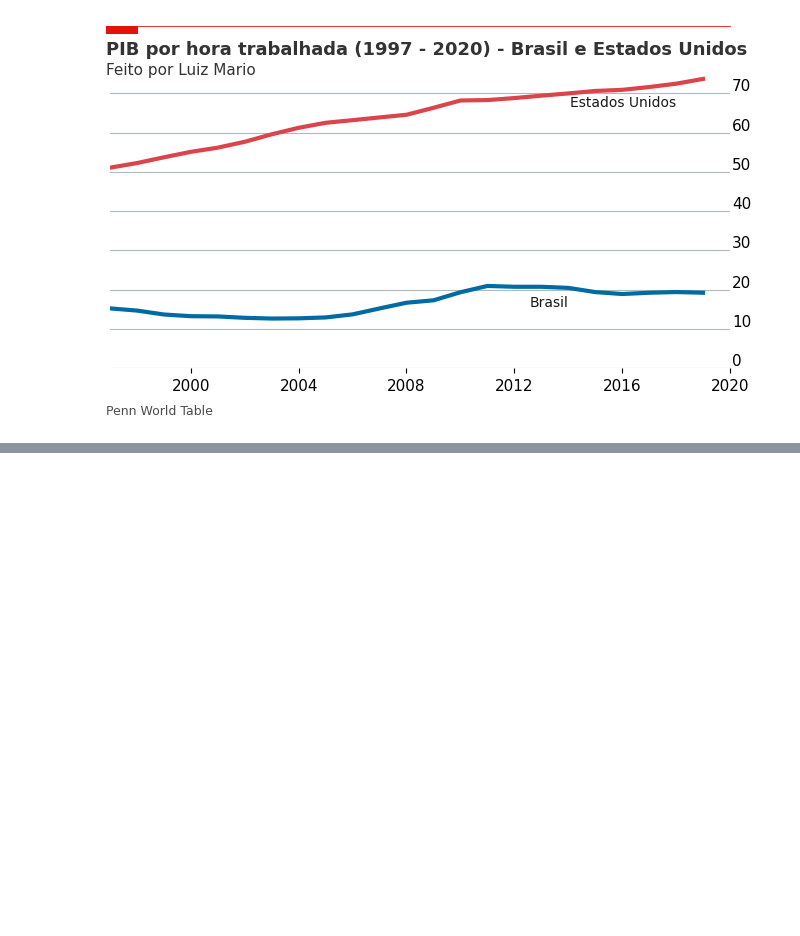
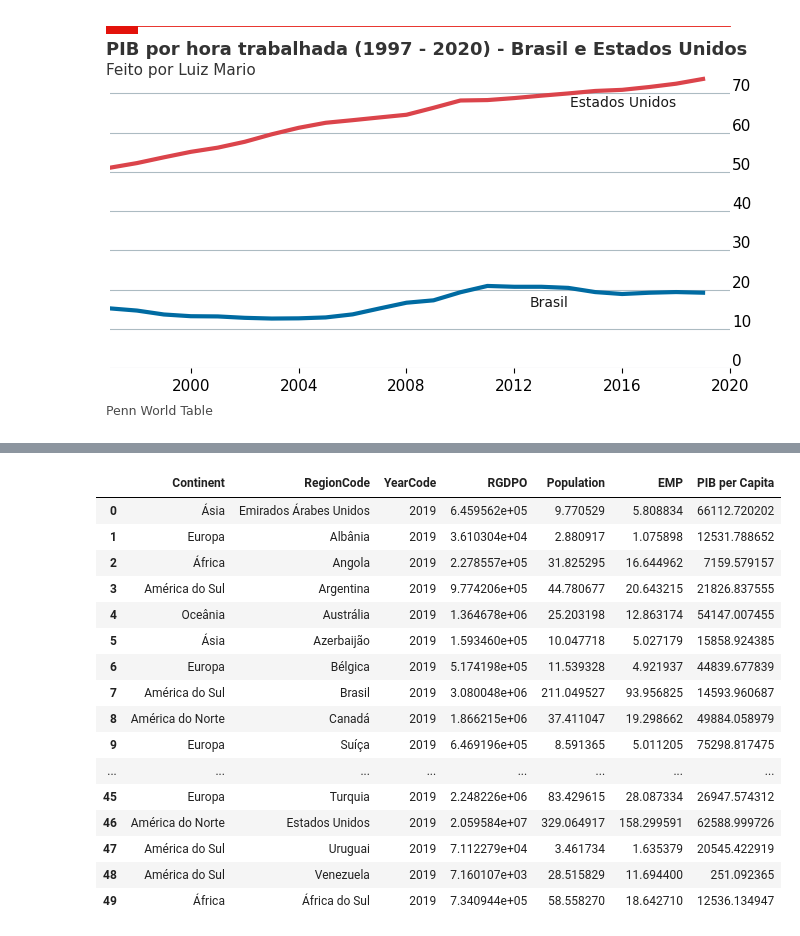
Before and after one commit to luizmarioags/Teoria-do-Desenvolvimento-Economico-, a Jupyter notebook: Gráficos_The_Economist.ipynb, the cells around one changed output, grey strips where cells are left out. Drawn from its saved outputs; the diff is of its cells as text; code cells hidden in the pictures; blank space fills up the shorter version.

```diff
--- a/Gráficos_The_Economist.ipynb
+++ b/Gráficos_The_Economist.ipynb
@@ -341,0 +372,22 @@ plt.savefig('/content/Gráficos',    # Set path and filename
+# %%
+# Calculando o PIB per Capita de cada país
+data_set_Diversos_Países["PIB per Capita"] = data_set_Diversos_Países['RGDPO']/data_set_Diversos_Países['Population']
+data_set_Diversos_Países
+# %% [output]
+|  | Continent | RegionCode | YearCode | RGDPO | Population | EMP | PIB per Capita |
+| 0 | Ásia | Emirados Árabes Unidos | 2019 | 6.459562e+05 | 9.770529 | 5.808834 | 66112.720202 |
+| 1 | Europa | Albânia | 2019 | 3.610304e+04 | 2.880917 | 1.075898 | 12531.788652 |
+| 2 | África | Angola | 2019 | 2.278557e+05 | 31.825295 | 16.644962 | 7159.579157 |
+| 3 | América do Sul | Argentina | 2019 | 9.774206e+05 | 44.780677 | 20.643215 | 21826.837555 |
+| 4 | Oceânia | Austrália | 2019 | 1.364678e+06 | 25.203198 | 12.863174 | 54147.007455 |
+| 5 | Ásia | Azerbaijão | 2019 | 1.593460e+05 | 10.047718 | 5.027179 | 15858.924385 |
+| 6 | Europa | Bélgica | 2019 | 5.174198e+05 | 11.539328 | 4.921937 | 44839.677839 |
+| 7 | América do Sul | Brasil | 2019 | 3.080048e+06 | 211.049527 | 93.956825 | 14593.960687 |
+| 8 | América do Norte | Canadá | 2019 | 1.866215e+06 | 37.411047 | 19.298662 | 49884.058979 |
+| 9 | Europa | Suíça | 2019 | 6.469196e+05 | 8.591365 | 5.011205 | 75298.817475 |
+| ... | ... | ... | ... | ... | ... | ... | ... |
+| 45 | Europa | Turquia | 2019 | 2.248226e+06 | 83.429615 | 28.087334 | 26947.574312 |
+| 46 | América do Norte | Estados Unidos | 2019 | 2.059584e+07 | 329.064917 | 158.299591 | 62588.999726 |
+| 47 | América do Sul | Uruguai | 2019 | 7.112279e+04 | 3.461734 | 1.635379 | 20545.422919 |
+| 48 | América do Sul | Venezuela | 2019 | 7.160107e+03 | 28.515829 | 11.694400 | 251.092365 |
+| 49 | África | África do Sul | 2019 | 7.340944e+05 | 58.558270 | 18.642710 | 12536.134947 |
```
Also changed, not shown: parts of 10 cells of this notebook.
